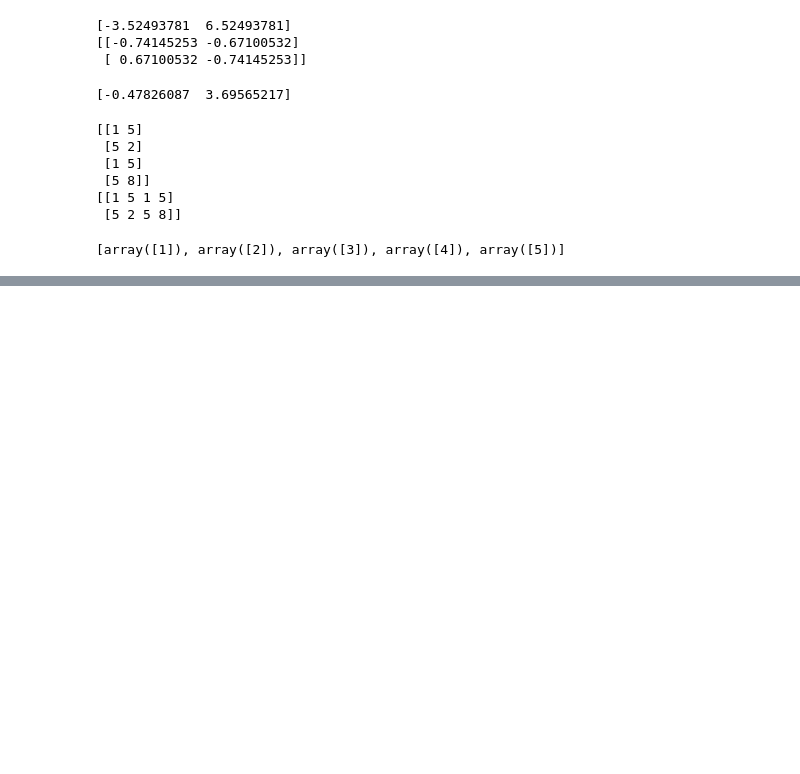
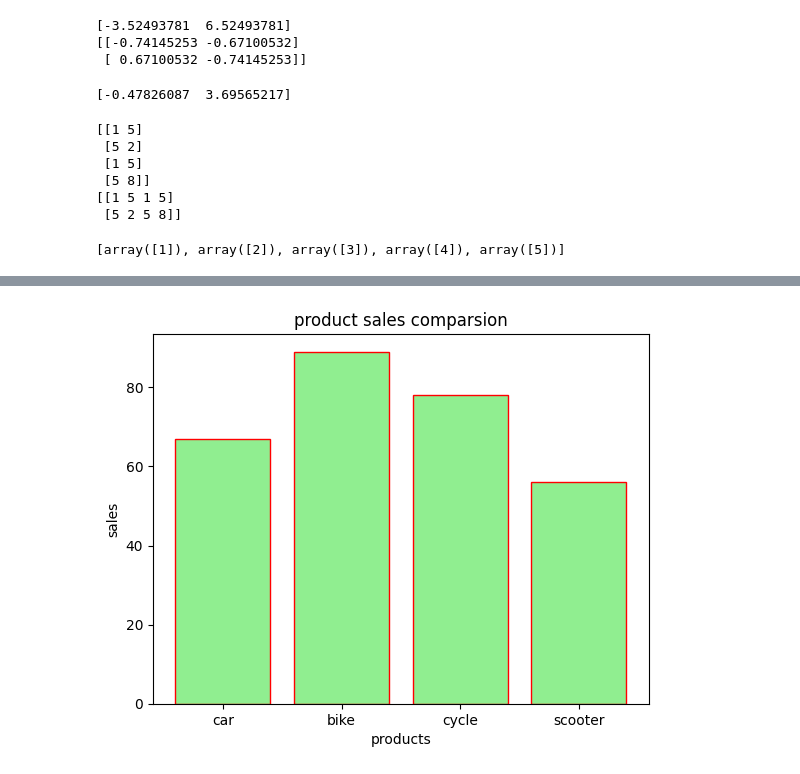
Before and after one commit to vikashkothagolla/Python-course-work, a Jupyter notebook: Copy_of_Welcome_To_Colab.ipynb, the cells around one changed output, grey strips where cells are left out. Saved outputs shown, nothing was run; the diff lists cells and outputs as text; code cells hidden in the pictures; blank space fills up the shorter version.

```diff
--- a/Copy_of_Welcome_To_Colab.ipynb
+++ b/Copy_of_Welcome_To_Colab.ipynb
@@ -325,0 +350,10 @@ print(split_arr)
+# %%
+products=["car","bike","cycle","scooter"]
+sales=[67,89,78,56]
+plt.bar(products,sales,color="lightgreen",edgecolor="red",alpha=1)
+plt.title("product sales comparsion")
+plt.xlabel("products")
+plt.ylabel("sales")
+plt.show()
+# %% [output]
+[figure, added]
```
Also changed, not shown: parts of 11 cells of this notebook.
